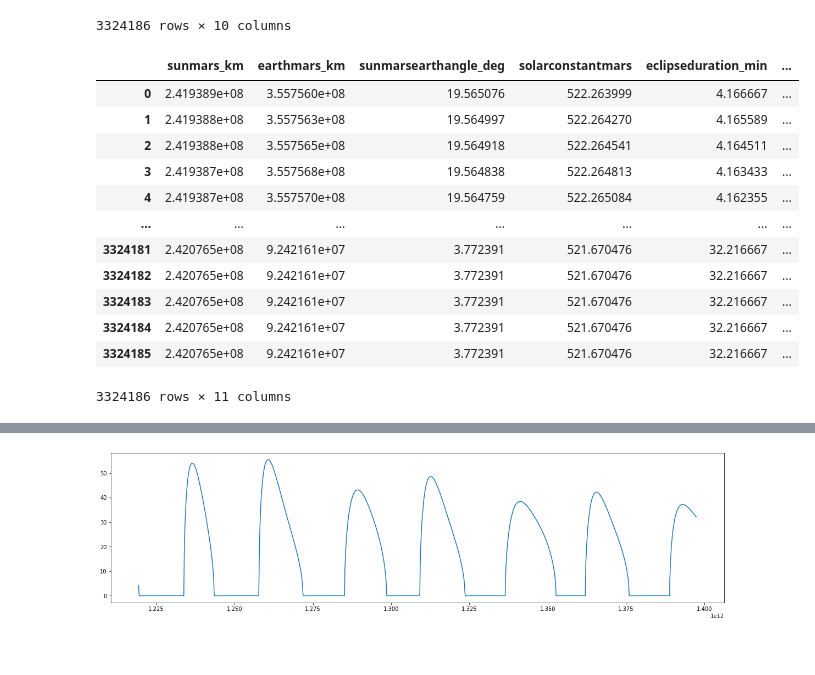
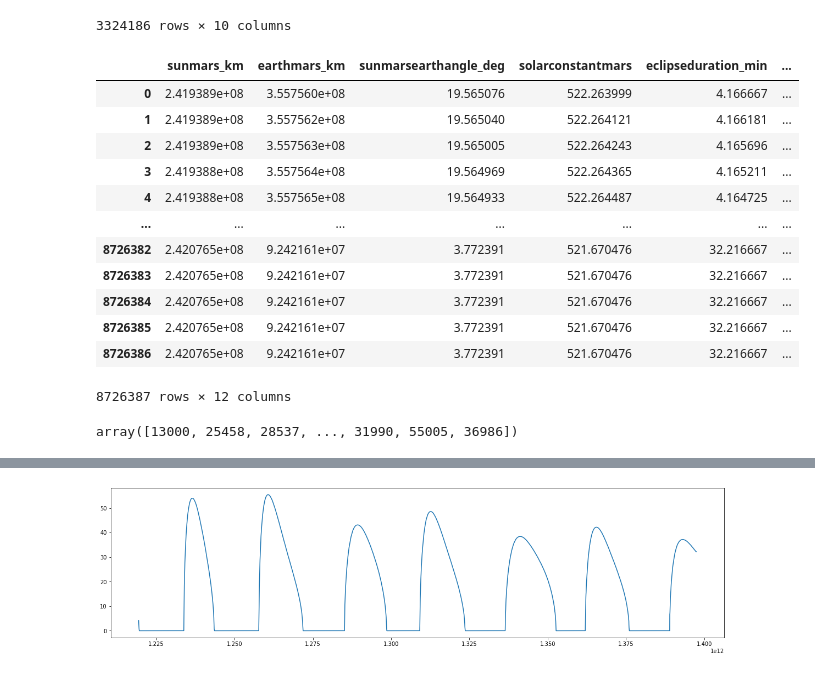
Before and after one commit to YamSok/MarsExpress, a Jupyter notebook: traitement_donnees.ipynb, the cells around one changed output, grey strips where cells are left out. Saved outputs shown, nothing was run; the diff lists cells and outputs as text; code cells hidden in the pictures.

```diff
--- a/traitement_donnees.ipynb
+++ b/traitement_donnees.ipynb
@@ -395,3 +261,14 @@ data/train_set/context--2012-05-27_2014-04-14--ltdata.csv
 | 1397260800000 | 2.422132e+08 | 9.248424e+07 | 3.019712 | 521.081635 | 32.350000 | ... |
 | 1397347200000 | 2.420765e+08 | 9.242161e+07 | 3.772391 | 521.670476 | 32.216667 | ... |
 2061 rows × 6 columns
+# %%
+query_power = f"*{FOLDER}*power*"
+file_name_list = glob.glob(query_power)
+file_name_list_sorted = np.sort(file_name_list) # ordonne selon l'année
+power_data = []
+for file_name in file_name_list_sorted:
+    print(file_name)
+    data = pd.read_csv(file_name, sep=",", index_col=0, usecols = ["ut_ms","NPWD2451"])
+    power_data.append(data)
+power = pd.concat(power_data)
+power
@@ -435,30 +330,39 @@ pd.concat([ltdata, saaf])
 # %%
 # Copie des df puis concatenation
 # on trie par date -> ça intercale les mesures ltdata au milieu de celles de saaf
 # on interpole tout ce qui manque (NaN) linéairement avec la méthode interpolate de pandas
 # et PAF
 saaf_temp = saaf.copy()
 saaf_temp['date'] = saaf_temp.index
 saaf_temp = saaf_temp.reset_index(drop=True)
 
+power_temp = power.copy()
+power_temp['date'] = power_temp.index
+power_temp = power_temp.reset_index(drop=True)
+
 ltdata_temp = ltdata.copy()
 ltdata_temp['date'] = ltdata_temp.index
 ltdata_temp = ltdata_temp.reset_index(drop=True)
-combined = pd.concat([ltdata_temp, saaf_temp])
+
+combined = pd.concat([ltdata_temp, saaf_temp, power_temp])
 combined = combined.sort_values("date").reset_index(drop=True)
 combined = combined.interpolate()
 combined
 # %% [output]
 |  | sunmars_km | earthmars_km | sunmarsearthangle_deg | solarconstantmars | eclipseduration_min | ... |
 | 0 | 2.419389e+08 | 3.557560e+08 | 19.565076 | 522.263999 | 4.166667 | ... |
-| 1 | 2.419388e+08 | 3.557563e+08 | 19.564997 | 522.264270 | 4.165589 | ... |
-| 2 | 2.419388e+08 | 3.557565e+08 | 19.564918 | 522.264541 | 4.164511 | ... |
-| 3 | 2.419387e+08 | 3.557568e+08 | 19.564838 | 522.264813 | 4.163433 | ... |
-| 4 | 2.419387e+08 | 3.557570e+08 | 19.564759 | 522.265084 | 4.162355 | ... |
+| 1 | 2.419389e+08 | 3.557562e+08 | 19.565040 | 522.264121 | 4.166181 | ... |
+| 2 | 2.419389e+08 | 3.557563e+08 | 19.565005 | 522.264243 | 4.165696 | ... |
+| 3 | 2.419388e+08 | 3.557564e+08 | 19.564969 | 522.264365 | 4.165211 | ... |
+| 4 | 2.419388e+08 | 3.557565e+08 | 19.564933 | 522.264487 | 4.164725 | ... |
 | ... | ... | ... | ... | ... | ... | ... |
-| 3324181 | 2.420765e+08 | 9.242161e+07 | 3.772391 | 521.670476 | 32.216667 | ... |
-| 3324182 | 2.420765e+08 | 9.242161e+07 | 3.772391 | 521.670476 | 32.216667 | ... |
-| 3324183 | 2.420765e+08 | 9.242161e+07 | 3.772391 | 521.670476 | 32.216667 | ... |
-| 3324184 | 2.420765e+08 | 9.242161e+07 | 3.772391 | 521.670476 | 32.216667 | ... |
-| 3324185 | 2.420765e+08 | 9.242161e+07 | 3.772391 | 521.670476 | 32.216667 | ... |
+| 8726382 | 2.420765e+08 | 9.242161e+07 | 3.772391 | 521.670476 | 32.216667 | ... |
+| 8726383 | 2.420765e+08 | 9.242161e+07 | 3.772391 | 521.670476 | 32.216667 | ... |
+| 8726384 | 2.420765e+08 | 9.242161e+07 | 3.772391 | 521.670476 | 32.216667 | ... |
+| 8726385 | 2.420765e+08 | 9.242161e+07 | 3.772391 | 521.670476 | 32.216667 | ... |
+| 8726386 | 2.420765e+08 | 9.242161e+07 | 3.772391 | 521.670476 | 32.216667 | ... |
-3324186 rows × 11 columns
+8726387 rows × 12 columns
+# %%
+combined["date"][2:].to_numpy() - combined["date"][:-2].to_numpy()
+# %% [output]
+array([13000, 25458, 28537, ..., 31990, 55005, 36986])
```
Also changed, not shown: parts of 21 cells of this notebook.
